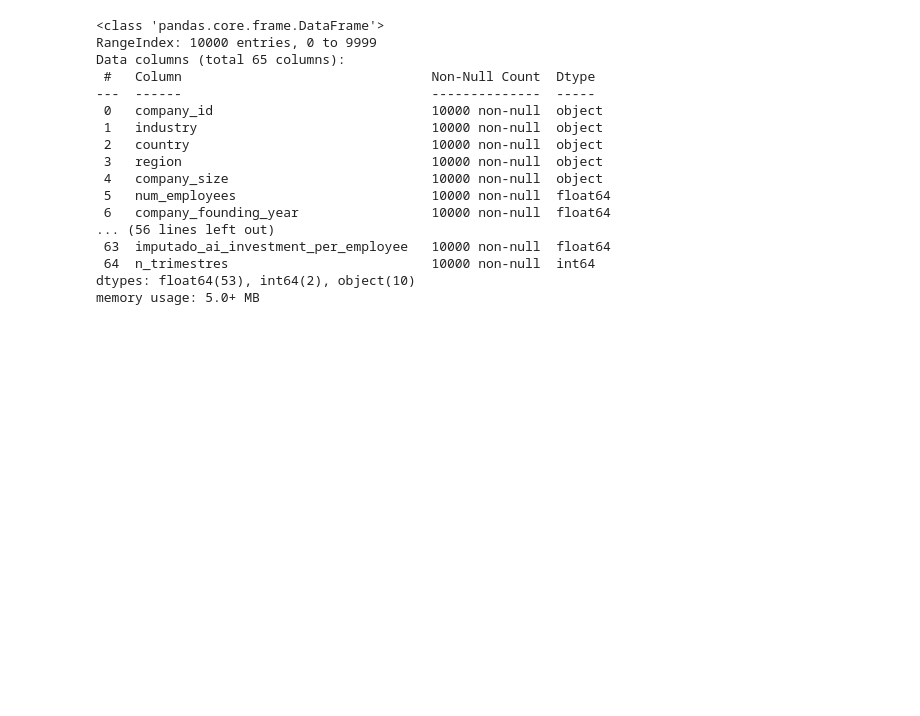
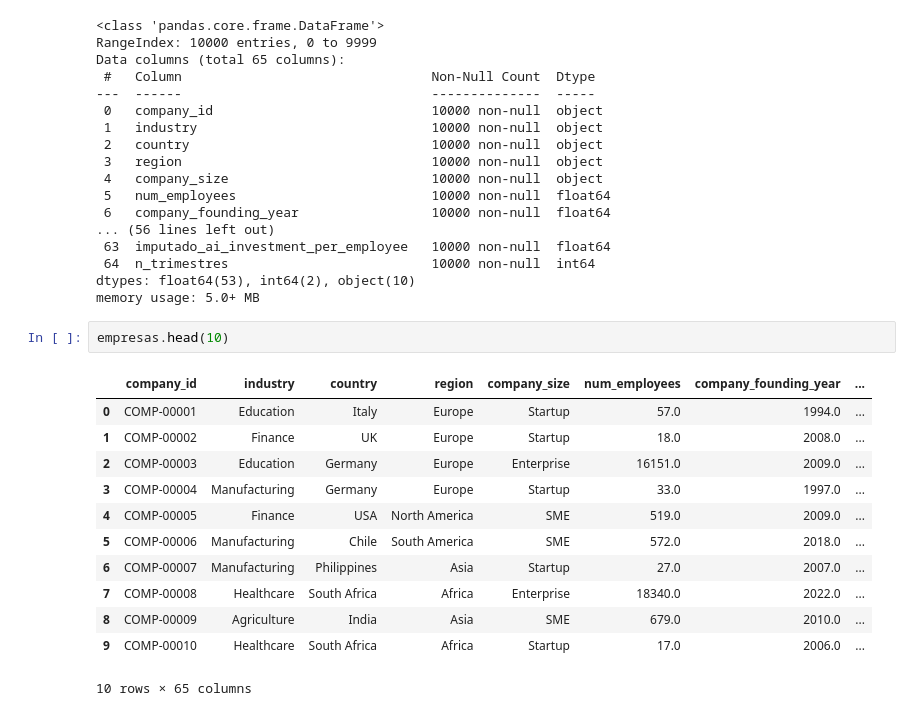
Before and after one commit to Franncippi/Proyecto-mentoria-M09, a Jupyter notebook: notebooks/03_modelado.ipynb, the cells around one changed output. Saved outputs shown, nothing was run; the diff lists cells and outputs as text; blank space fills up the shorter version.

```diff
--- a/notebooks/03_modelado.ipynb
+++ b/notebooks/03_modelado.ipynb
@@ -118,3 +126,18 @@ Data columns (total 65 columns):
  64  n_trimestres                          10000 non-null  int64
 dtypes: float64(53), int64(2), object(10)
 memory usage: 5.0+ MB
+# %%
+empresas.head(10)
+# %% [output]
+|  | company_id | industry | country | region | company_size | num_employees | company_founding_year | ... |
+| 0 | COMP-00001 | Education | Italy | Europe | Startup | 57.0 | 1994.0 | ... |
+| 1 | COMP-00002 | Finance | UK | Europe | Startup | 18.0 | 2008.0 | ... |
+| 2 | COMP-00003 | Education | Germany | Europe | Enterprise | 16151.0 | 2009.0 | ... |
+| 3 | COMP-00004 | Manufacturing | Germany | Europe | Startup | 33.0 | 1997.0 | ... |
+| 4 | COMP-00005 | Finance | USA | North America | SME | 519.0 | 2009.0 | ... |
+| 5 | COMP-00006 | Manufacturing | Chile | South America | SME | 572.0 | 2018.0 | ... |
+| 6 | COMP-00007 | Manufacturing | Philippines | Asia | Startup | 27.0 | 2007.0 | ... |
+| 7 | COMP-00008 | Healthcare | South Africa | Africa | Enterprise | 18340.0 | 2022.0 | ... |
+| 8 | COMP-00009 | Agriculture | India | Asia | SME | 679.0 | 2010.0 | ... |
+| 9 | COMP-00010 | Healthcare | South Africa | Africa | Startup | 17.0 | 2006.0 | ... |
+10 rows × 65 columns
```
Also changed, not shown: parts of 12 cells of this notebook.
